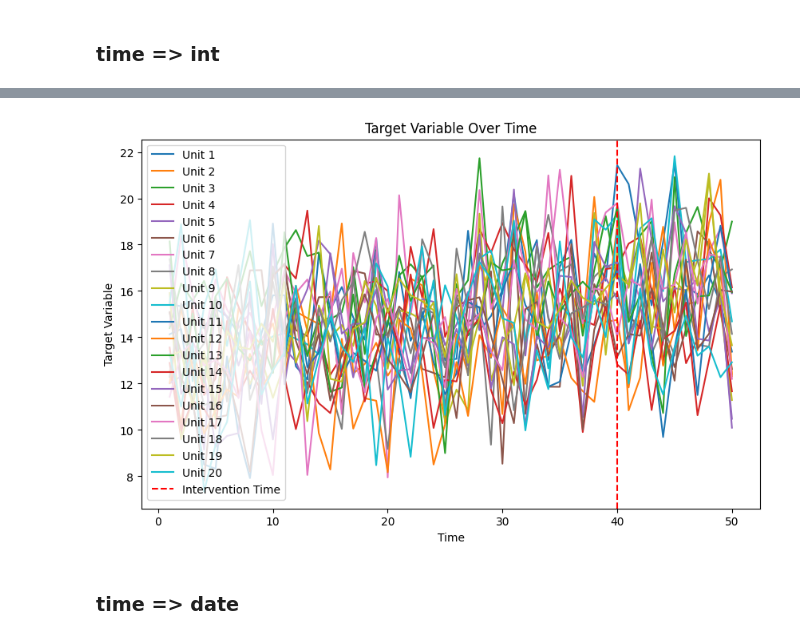
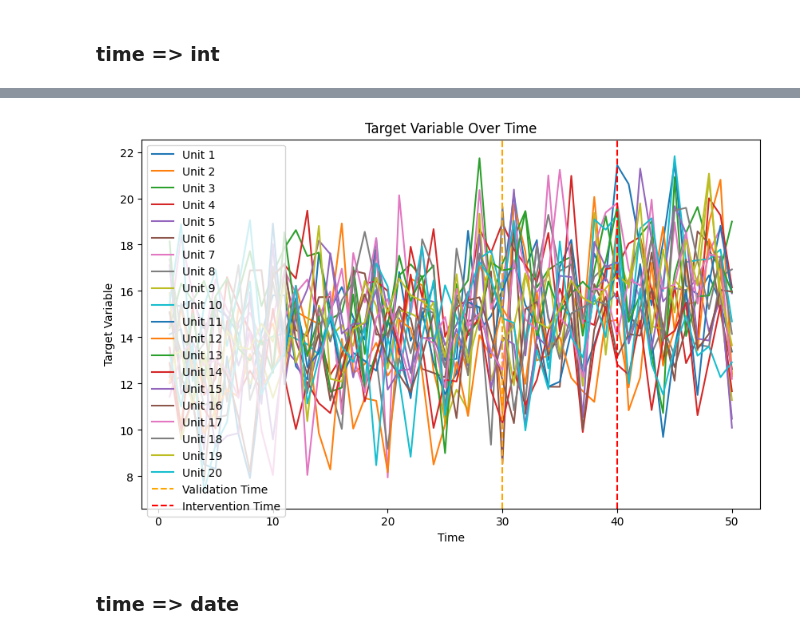
Before and after one commit to kenki931128/synthx, a Jupyter notebook: examples/0 - sample data.ipynb, the cells around one changed output, grey strips where cells are left out. Cells and saved outputs as stored; diff of their text form; code cells hidden in the pictures.

Commit message:
example: validation period

```diff
--- a/examples/0 - sample data.ipynb
+++ b/examples/0 - sample data.ipynb
@@ -31,16 +31,17 @@ shape: (5, 13)
 # %%
 dataset = sx.Dataset(
     df,
     unit_column = 'unit',
     time_column = 'time',
     y_column = 'y',
     covariate_columns = ['covariate_1', 'covariate_2', 'covariate_3'],
     intervention_units=1,
     intervention_time=40,
+    validation_time=30,
 )
 dataset.plot()
 # %% [output]
-[figure, old version]
+[figure, new version]
 # %% [markdown]
 ### time => date
 # %%
```
Also changed, not shown: 1 other file.
